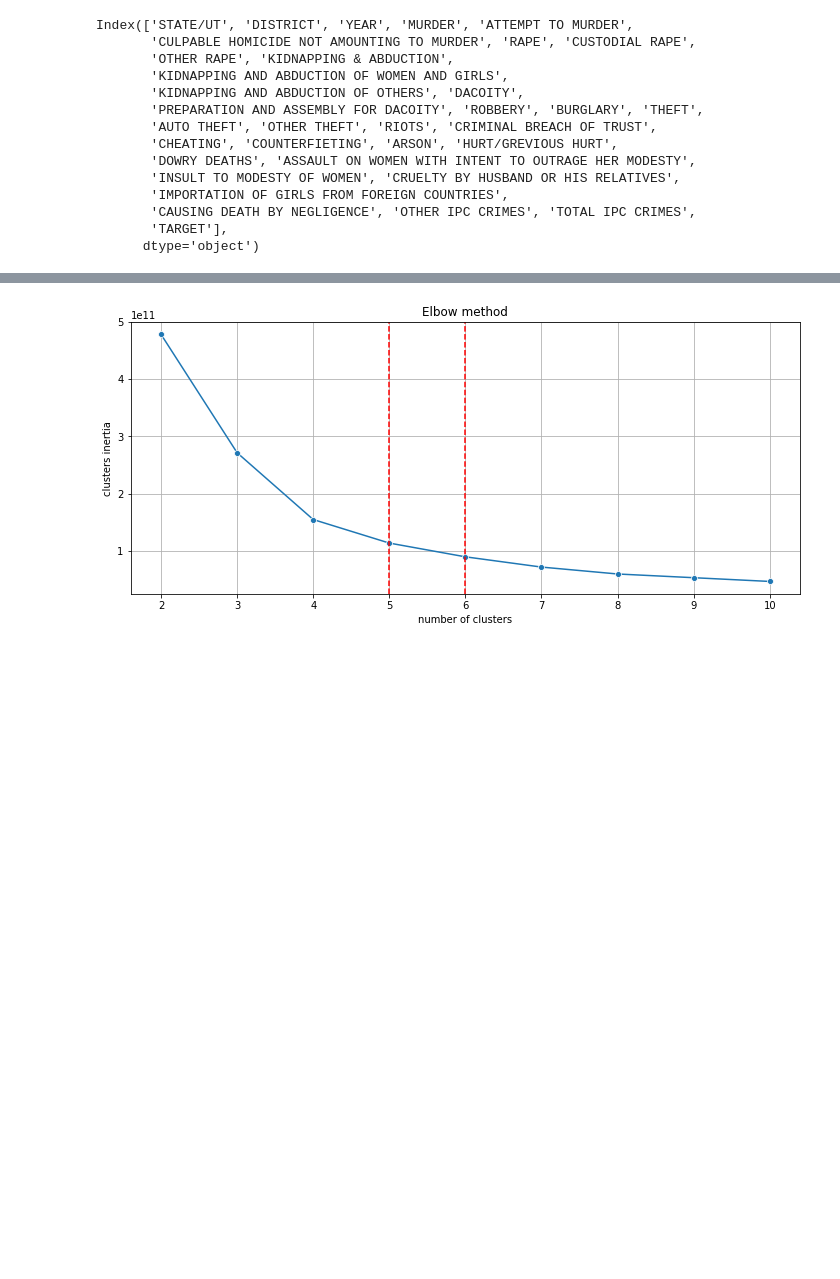
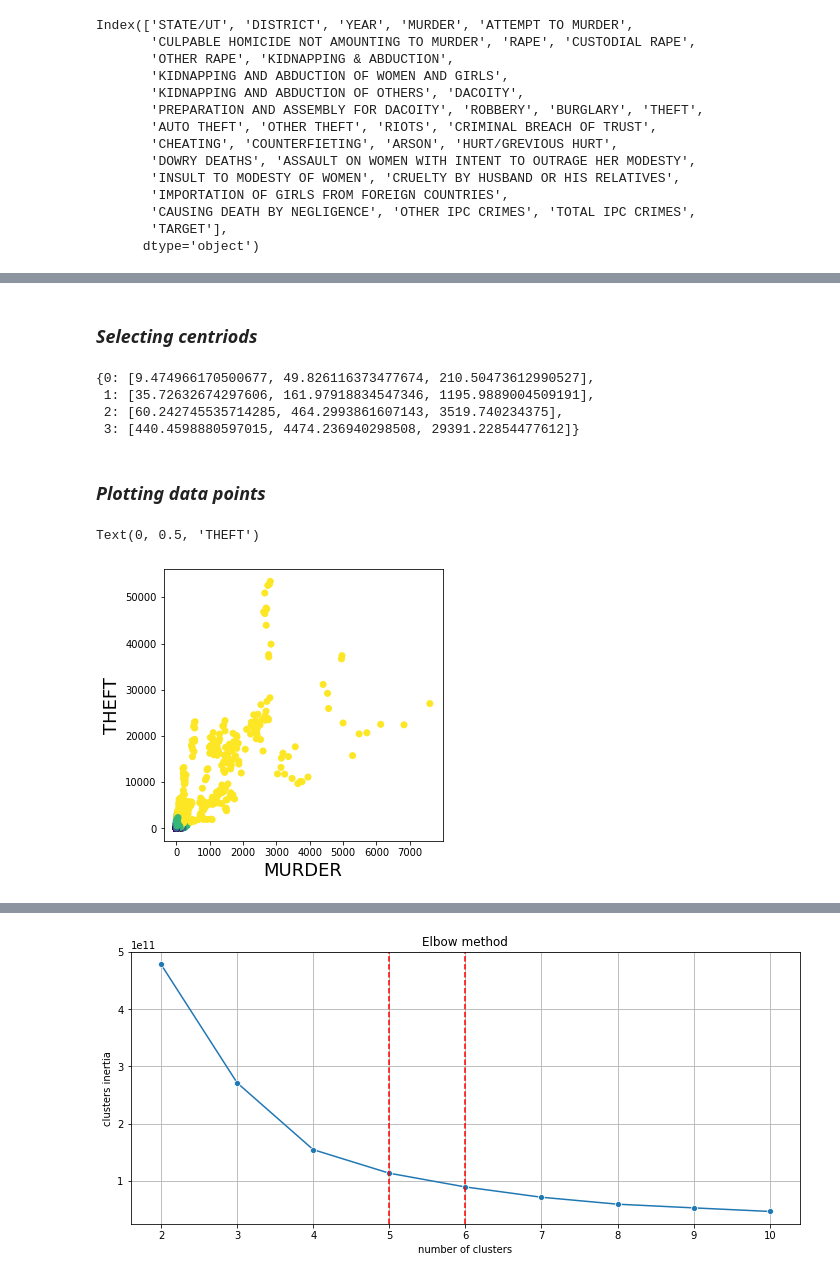
Before and after one commit to janhavijaygade/Identification-of-crime-prone-areas, a Jupyter notebook: Identification_of_Crime_prone_areas.ipynb, the cells around one changed output, grey strips where cells are left out. Cells and saved outputs as stored; diff of their text form; code cells hidden in the pictures; blank space fills up the shorter version.

```diff
--- a/Identification_of_Crime_prone_areas.ipynb
+++ b/Identification_of_Crime_prone_areas.ipynb
@@ -34,0 +154,4 @@ Index(['STATE/UT', 'DISTRICT', 'YEAR', 'MURDER', 'ATTEMPT TO MURDER',
+# %%
+#Creating crimedataframe by columns from dff
+crimedataframe = pd.DataFrame(dff, columns = ['DISTRICT', 'YEAR','MURDER', 'RAPE', 'KIDNAPPING & ABDUCTION', 'THEFT', 'HURT/GREVIOUS HURT','ASSAULT ON WOMEN WITH INTENT TO OUTRAGE HER MODESTY', 'TOTAL IPC CRIMES','TARGET'])
+crimedataframe.head()
@@ -34,0 +165,2 @@ Index(['STATE/UT', 'DISTRICT', 'YEAR', 'MURDER', 'ATTEMPT TO MURDER',
+# %% [markdown]
+### *Selecting centriods*
@@ -34,0 +178,18 @@ Index(['STATE/UT', 'DISTRICT', 'YEAR', 'MURDER', 'ATTEMPT TO MURDER',
+# %%
+centroids
+# %% [output]
+{0: [9.474966170500677, 49.826116373477674, 210.50473612990527],
+ 1: [35.72632674297606, 161.97918834547346, 1195.9889004509191],
+ 2: [60.242745535714285, 464.2993861607143, 3519.740234375],
+ 3: [440.4598880597015, 4474.236940298508, 29391.22854477612]}
+# %% [markdown]
+### *Plotting data points*
+# %%
+#Plotting all the datapoints with referance to TARGET coulmn
+fig = plt.figure(figsize=(5, 5))
+plt.scatter(crimedataframe['MURDER'], crimedataframe['THEFT'], c=crimedataframe['TARGET'])
+plt.xlabel('MURDER', fontsize=18)
+plt.ylabel('THEFT', fontsize=18)
+# %% [output]
+Text(0, 0.5, 'THEFT')
+[figure, added]
```
Also changed, not shown: parts of 51 cells of this notebook.
